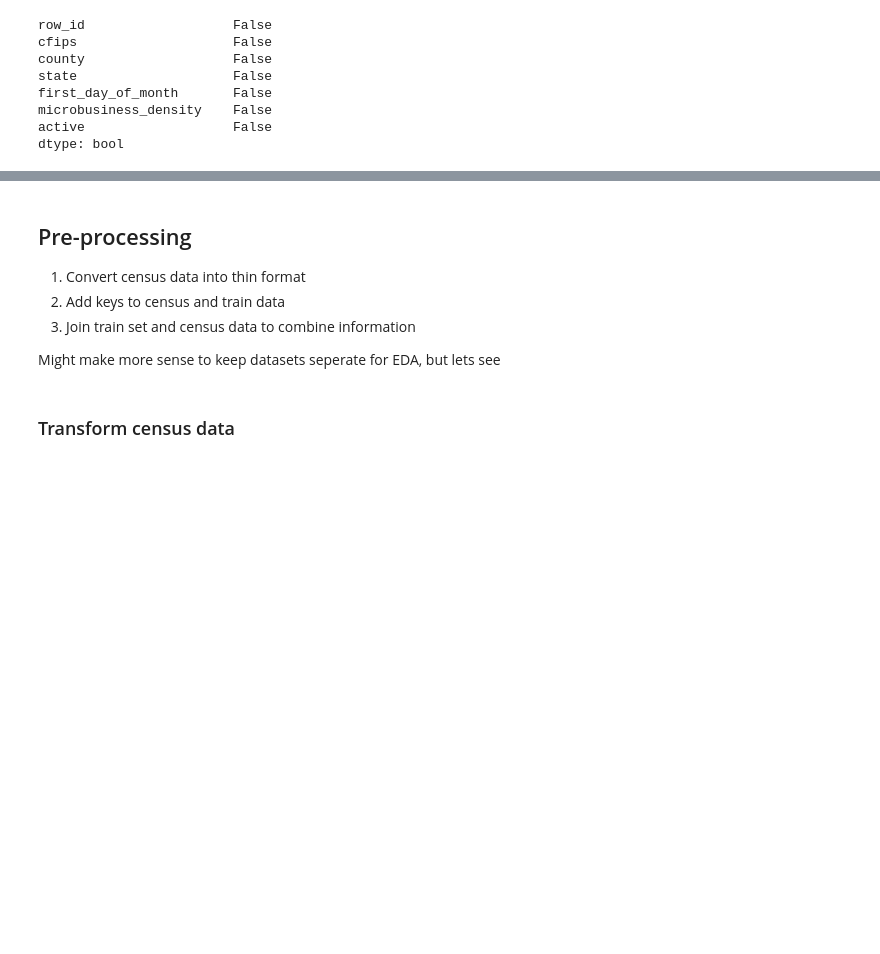
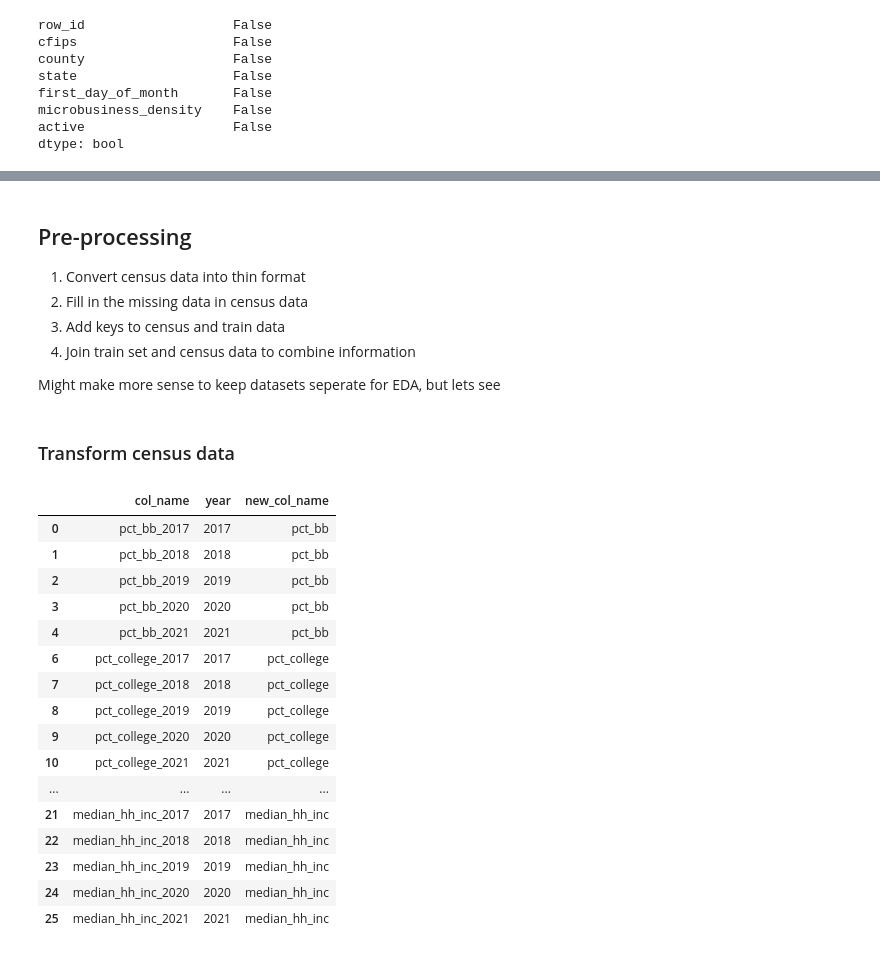
Before and after one commit to divergent96/godaddy_hackathon, a Jupyter notebook: data-processing-and-eda.ipynb, the cells around one changed output, grey strips where cells are left out. Cells and saved outputs as stored; diff of their text form; code cells hidden in the pictures; blank space fills up the shorter version.

```diff
--- a/data-processing-and-eda.ipynb
+++ b/data-processing-and-eda.ipynb
@@ -116,9 +156,52 @@ dtype: bool
 ## Pre-processing
 
 1. Convert census data into thin format
+1. Fill in the missing data in census data
 1. Add keys to census and train data
 1. Join train set and census data to combine information
 
 Might make more sense to keep datasets seperate for EDA, but lets see
 # %% [markdown]
 ### Transform census data
+# %%
+census_data_cols = census_data.columns.values
+
+# We will use "_" to seperate each string and create a new thin dataframe
+# This dataframe will be at a "cfips" and "year" level to enable join with the base dataset
+
+temp = pd.DataFrame(census_data_cols, index= None)
+
+temp.rename(columns = {0:"col_name"}, inplace = True)
+
+# Remove cfips to make life easy
+
+temp = temp.loc[temp['col_name'] != "cfips",:]
+
+temp['year'] = temp['col_name'].str.slice(-4).astype('int')
+temp['temp'] = "_"+temp['year'].astype('str')
+
+#temp['new_col_name'] = temp['col_name'].str.replace(temp['temp'], "")
+# Since expected method does not work, we will remove the last 5 characters for ease
+
+temp['new_col_name'] = temp['col_name'].str.slice(start = 0, stop = -5).astype('str')
+
+temp.drop(columns = ("temp"), inplace = True)
+temp
+# %% [output]
+|  | col_name | year | new_col_name |
+| 0 | pct_bb_2017 | 2017 | pct_bb |
+| 1 | pct_bb_2018 | 2018 | pct_bb |
+| 2 | pct_bb_2019 | 2019 | pct_bb |
+| 3 | pct_bb_2020 | 2020 | pct_bb |
+| 4 | pct_bb_2021 | 2021 | pct_bb |
+| 6 | pct_college_2017 | 2017 | pct_college |
+| 7 | pct_college_2018 | 2018 | pct_college |
+| 8 | pct_college_2019 | 2019 | pct_college |
+| 9 | pct_college_2020 | 2020 | pct_college |
+| 10 | pct_college_2021 | 2021 | pct_college |
+| ... | ... | ... | ... |
+| 21 | median_hh_inc_2017 | 2017 | median_hh_inc |
+| 22 | median_hh_inc_2018 | 2018 | median_hh_inc |
+| 23 | median_hh_inc_2019 | 2019 | median_hh_inc |
+| 24 | median_hh_inc_2020 | 2020 | median_hh_inc |
+| 25 | median_hh_inc_2021 | 2021 | median_hh_inc |
```
Also changed, not shown: parts of 18 cells of this notebook.
